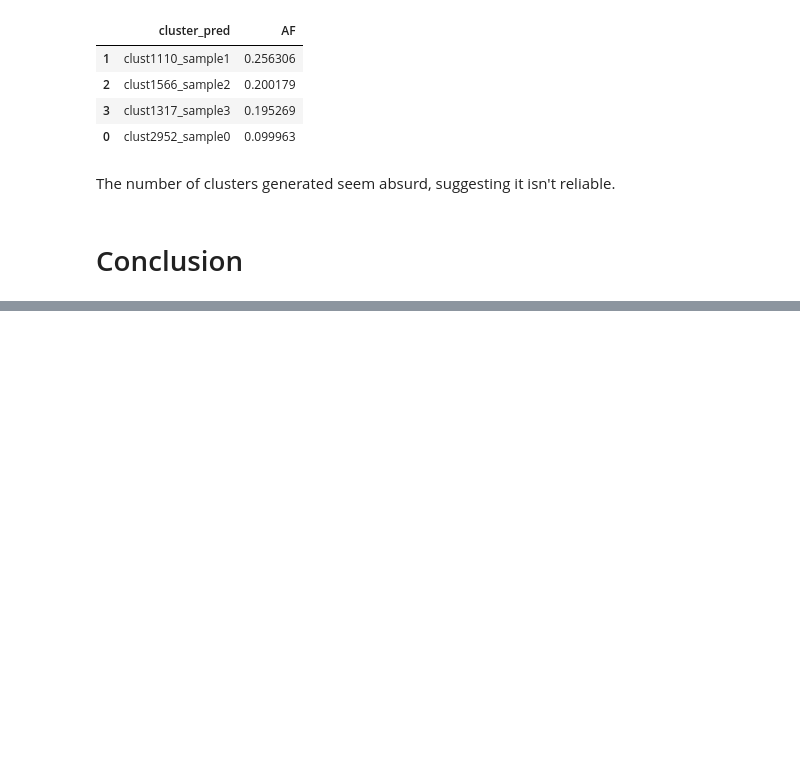
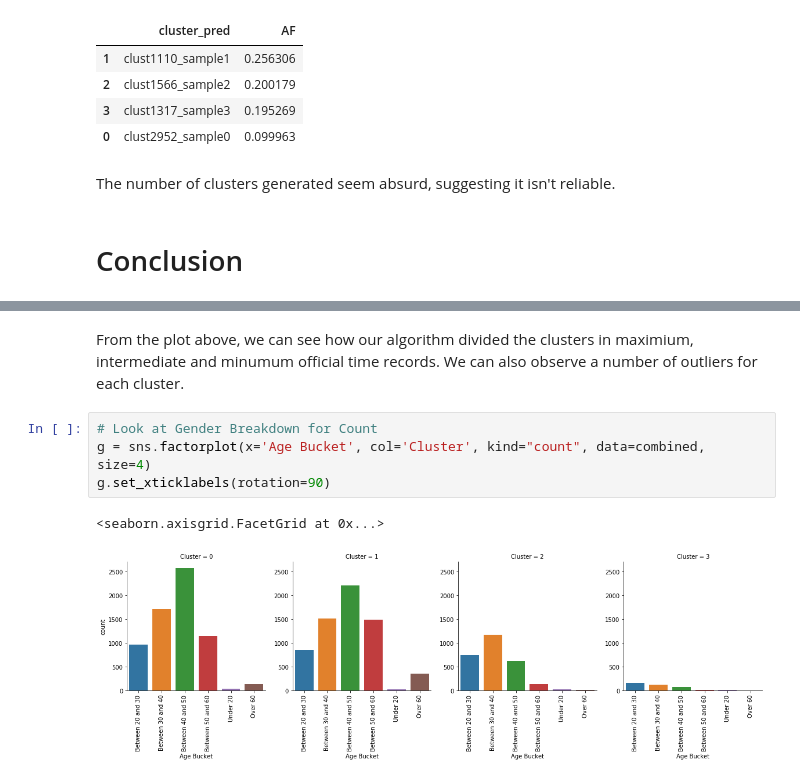
Before and after one commit to verakai/Thinkful, a Jupyter notebook: 4.2.5 Challenge Boston Marathon.ipynb, the cells around one changed output, grey strips where cells are left out. Cells and saved outputs as stored; diff of their text form; blank space fills up the shorter version.

```diff
--- a/4.2.5 Challenge Boston Marathon.ipynb
+++ b/4.2.5 Challenge Boston Marathon.ipynb
@@ -536,0 +582,9 @@ Overall, the 4-cluster solution has the highest Silhouette scores. The K mean mo
+# %% [markdown]
+From the plot above, we can see how our algorithm divided the clusters in maximium, intermediate and minumum official time records. We can also observe a number of outliers for each cluster.
+# %%
+# Look at Gender Breakdown for Count
+g = sns.factorplot(x='Age Bucket', col='Cluster', kind="count", data=combined, size=4)
+g.set_xticklabels(rotation=90)
+# %% [output]
+<seaborn.axisgrid.FacetGrid at 0x...>
+[figure, added]
```
Also changed, not shown: parts of 20 cells of this notebook.
